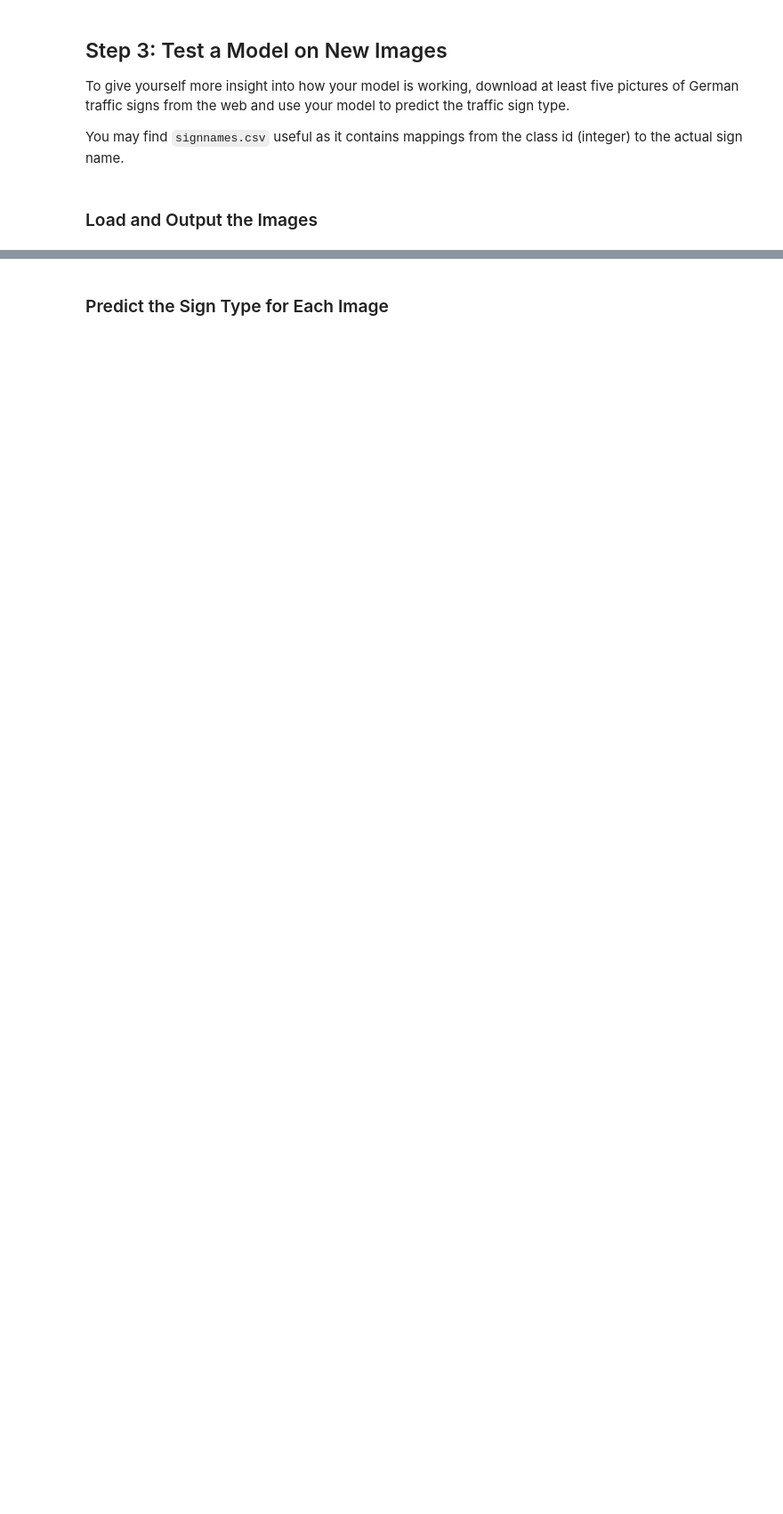
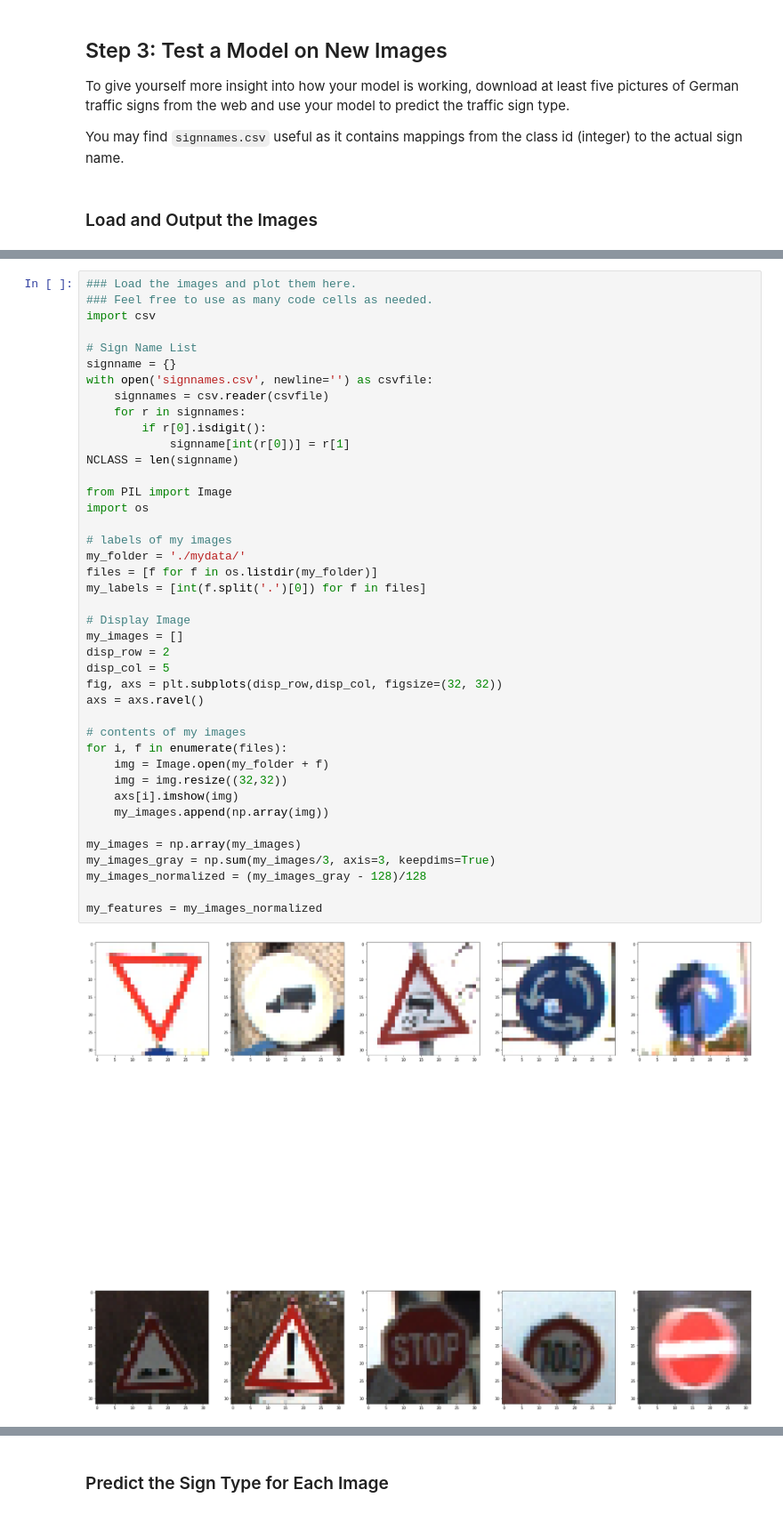
Before and after one commit to maanadoona/CarND-Traffic-Sign-Classifier-Project, a Jupyter notebook: Traffic_Sign_Classifier.ipynb, the cells around one changed output, grey strips where cells are left out. Shown at 89% size. Drawn from its saved outputs; the diff is of its cells as text; blank space fills up the shorter version.

```diff
--- a/Traffic_Sign_Classifier.ipynb
+++ b/Traffic_Sign_Classifier.ipynb
@@ -461,0 +459,43 @@ You may find `signnames.csv` useful as it contains mappings from the class id (i
+# %%
+### Load the images and plot them here.
+### Feel free to use as many code cells as needed.
+import csv
+
+# Sign Name List
+signname = {}
+with open('signnames.csv', newline='') as csvfile:
+    signnames = csv.reader(csvfile)
+    for r in signnames:
+        if r[0].isdigit():
+            signname[int(r[0])] = r[1]
+NCLASS = len(signname)
+
+from PIL import Image
+import os
+
+# labels of my images
+my_folder = './mydata/'
+files = [f for f in os.listdir(my_folder)]
+my_labels = [int(f.split('.')[0]) for f in files]
+
+# Display Image
+my_images = []
+disp_row = 2
+disp_col = 5
+fig, axs = plt.subplots(disp_row,disp_col, figsize=(32, 32))
+axs = axs.ravel()
+
+# contents of my images
+for i, f in enumerate(files):
+    img = Image.open(my_folder + f)
+    img = img.resize((32,32))
+    axs[i].imshow(img)
+    my_images.append(np.array(img))
+
+my_images = np.array(my_images)
+my_images_gray = np.sum(my_images/3, axis=3, keepdims=True)
+my_images_normalized = (my_images_gray - 128)/128
+
+my_features = my_images_normalized
+# %% [output]
+[figure, added]
```
Also changed, not shown: parts of 14 cells of this notebook, 3 other files.
